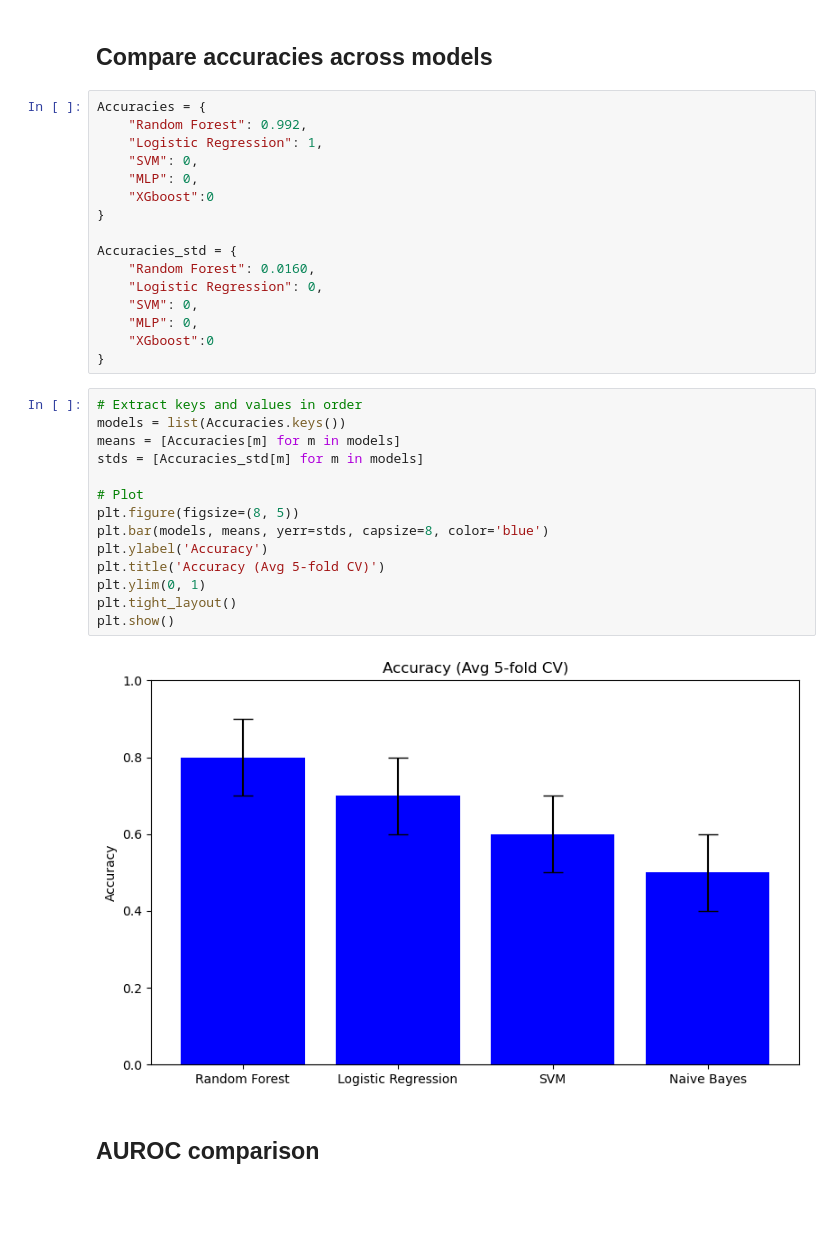
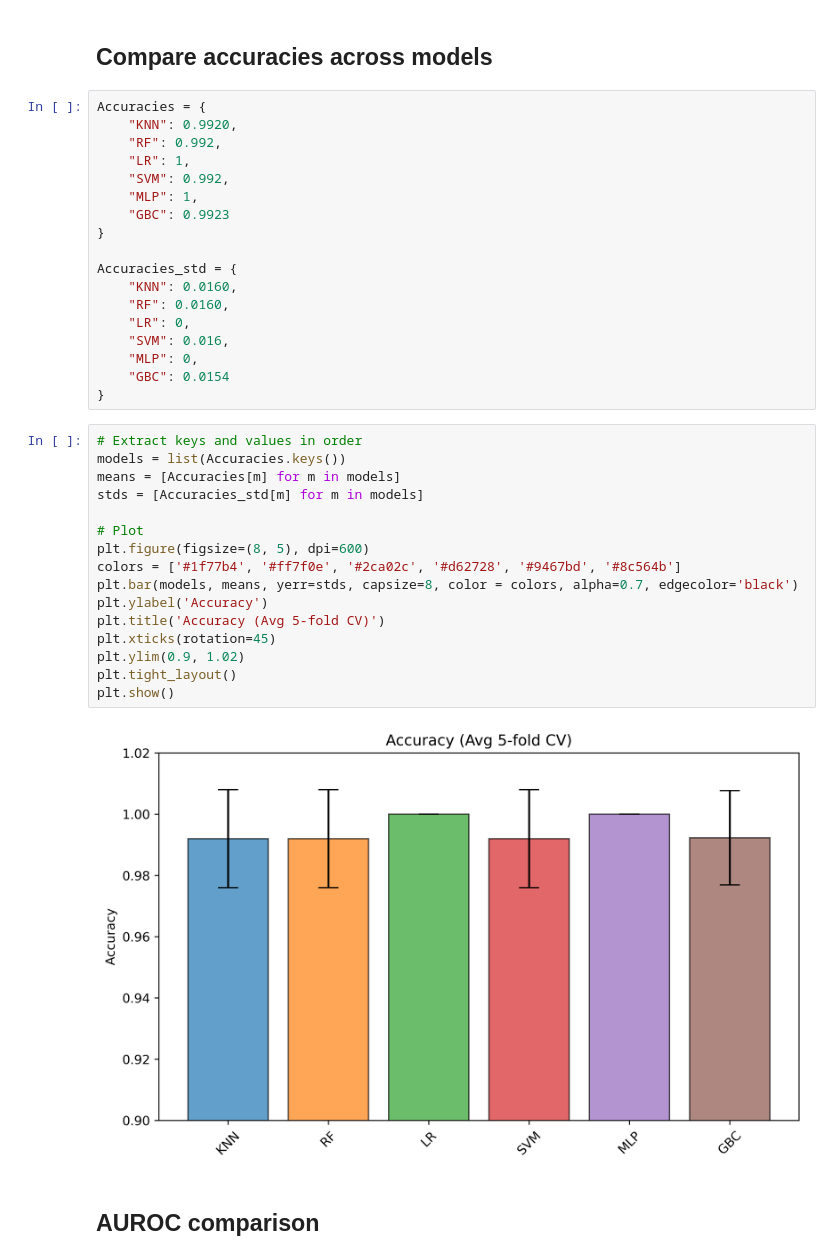
Before and after one commit to Deepti-Murthy/BENG203, a Jupyter notebook: notebooks/compare_models.ipynb, the cells around one changed output. Drawn from its saved outputs; the diff is of its cells as text; blank space fills up the shorter version.

```diff
--- a/notebooks/compare_models.ipynb
+++ b/notebooks/compare_models.ipynb
@@ -5,36 +6,40 @@ from sklearn.metrics import roc_curve, roc_auc_score
 ## Compare accuracies across models
 # %%
 Accuracies = {
-    "Random Forest": 0.992,
-    "Logistic Regression": 1,
-    "SVM": 0,
-    "MLP": 0,
-    "XGboost":0
+    "KNN": 0.9920,
+    "RF": 0.992,
+    "LR": 1,
+    "SVM": 0.992,
+    "MLP": 1,
+    "GBC": 0.9923
 }
 
 Accuracies_std = {
-    "Random Forest": 0.0160,
-    "Logistic Regression": 0,
-    "SVM": 0,
+    "KNN": 0.0160,
+    "RF": 0.0160,
+    "LR": 0,
+    "SVM": 0.016,
     "MLP": 0,
-    "XGboost":0
+    "GBC": 0.0154
 }
 # %%
 # Extract keys and values in order
 models = list(Accuracies.keys())
 means = [Accuracies[m] for m in models]
 stds = [Accuracies_std[m] for m in models]
 
 # Plot
-plt.figure(figsize=(8, 5))
-plt.bar(models, means, yerr=stds, capsize=8, color='blue')
+plt.figure(figsize=(8, 5), dpi=600)
+colors = ['#1f77b4', '#ff7f0e', '#2ca02c', '#d62728', '#9467bd', '#8c564b']
+plt.bar(models, means, yerr=stds, capsize=8, color = colors, alpha=0.7, edgecolor='black')
 plt.ylabel('Accuracy')
 plt.title('Accuracy (Avg 5-fold CV)')
-plt.ylim(0, 1)
+plt.xticks(rotation=45)
+plt.ylim(0.9, 1.02)
 plt.tight_layout()
 plt.show()
 # %% [output]
-[figure, old version]
+[figure, new version]
 # %% [markdown]
 ## AUROC comparison
 # %%
```
Also changed, not shown: parts of 3 cells of this notebook, 1 other file.
